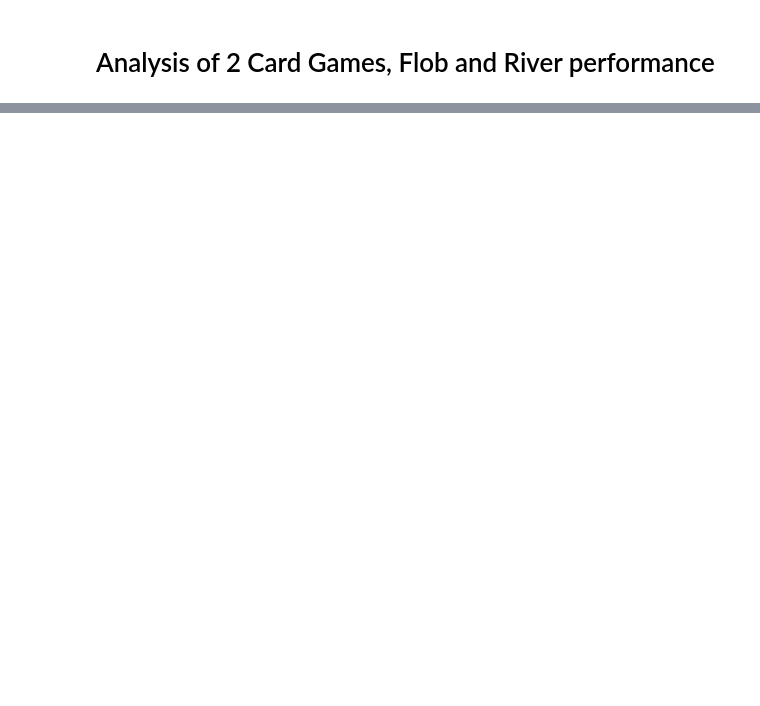
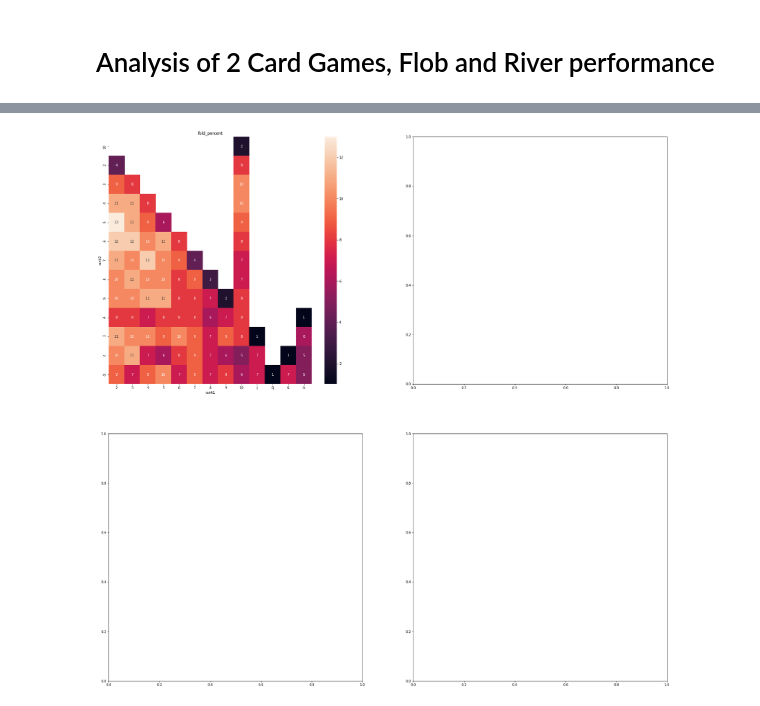
Before and after one commit to Silber8806/PokerPro, a Jupyter notebook: source_code/analysis/Poker Simulation Analysis.ipynb, the cells around one changed output, grey strips where cells are left out. Drawn from its saved outputs; the diff is of its cells as text; code cells hidden in the pictures; blank space fills up the shorter version.

```diff
--- a/source_code/analysis/Poker Simulation Analysis.ipynb
+++ b/source_code/analysis/Poker Simulation Analysis.ipynb
@@ -359,0 +562,36 @@ for index, row in categories_to_plot.iterrows():
+# %%
+per_game_type = analysis_data.groupby(['rank1','rank2','same_suit','game_reason']).category.count().reset_index()
+games_total = analysis_data.groupby(['rank1','rank2','same_suit']).game_net_change.count().reset_index()
+pre_flop_data = pd.merge(per_game_type,games_total).sort_values(['rank1','rank2','same_suit'])
+# %%
+game_stats = pre_flop_data.pivot(index =['rank1','rank2','same_suit','game_net_change'], columns = ['game_reason'], values =['category']).reset_index()
+game_stats.columns = [c[1] if c[1] else c[0] for c in game_stats.columns]
+game_stats = game_stats.fillna(0)
+game_stats['fold_percent'] = round(100 * game_stats['fold'] / game_stats['game_net_change'],0)
+game_stats['last_man_standing_percent'] = round(100 * game_stats['last_man_standing'] / game_stats['game_net_change'],0)
+game_stats['lost_game_percent'] = round(100 * game_stats['lost_game'] / game_stats['game_net_change'],0)
+game_stats['won_game_percent'] = round(100 * game_stats['won_game'] / game_stats['game_net_change'],0)
+# %%
+fig, axis = plt.subplots(2,2,figsize=(30, 30))
+
+percentages = game_stats[['rank1','rank2','same_suit'] + [c for c in game_stats.columns if c.endswith('percent')]].sort_values(['won_game_percent','last_man_standing_percent','fold_percent','lost_game_percent'],ascending=False)
+
+all_axis = []
+
+for row in axis:
+    for col in row:
+        all_axis.append(col)
+
+rank_order = ['2','3','4','5','6','7','8','9','10','J','Q','K','A']
+
+plot_num = 0
+for percent in [c for c in percentages.columns if c.endswith('percent')]:
+    ax = all_axis[plot_num]
+    percents_pivot = percentages.pivot(index='rank2',columns='rank1',values=percent)
+    percents_pivot = percents_pivot.loc[:,rank_order]
+    sns.heatmap(percents_pivot, annot = True, ax = ax)
+    ax.set_title(percent)
+    plot_num += 1
+    break
+# %% [output]
+[figure, added]
```
Also changed, not shown: parts of 17 cells of this notebook.
